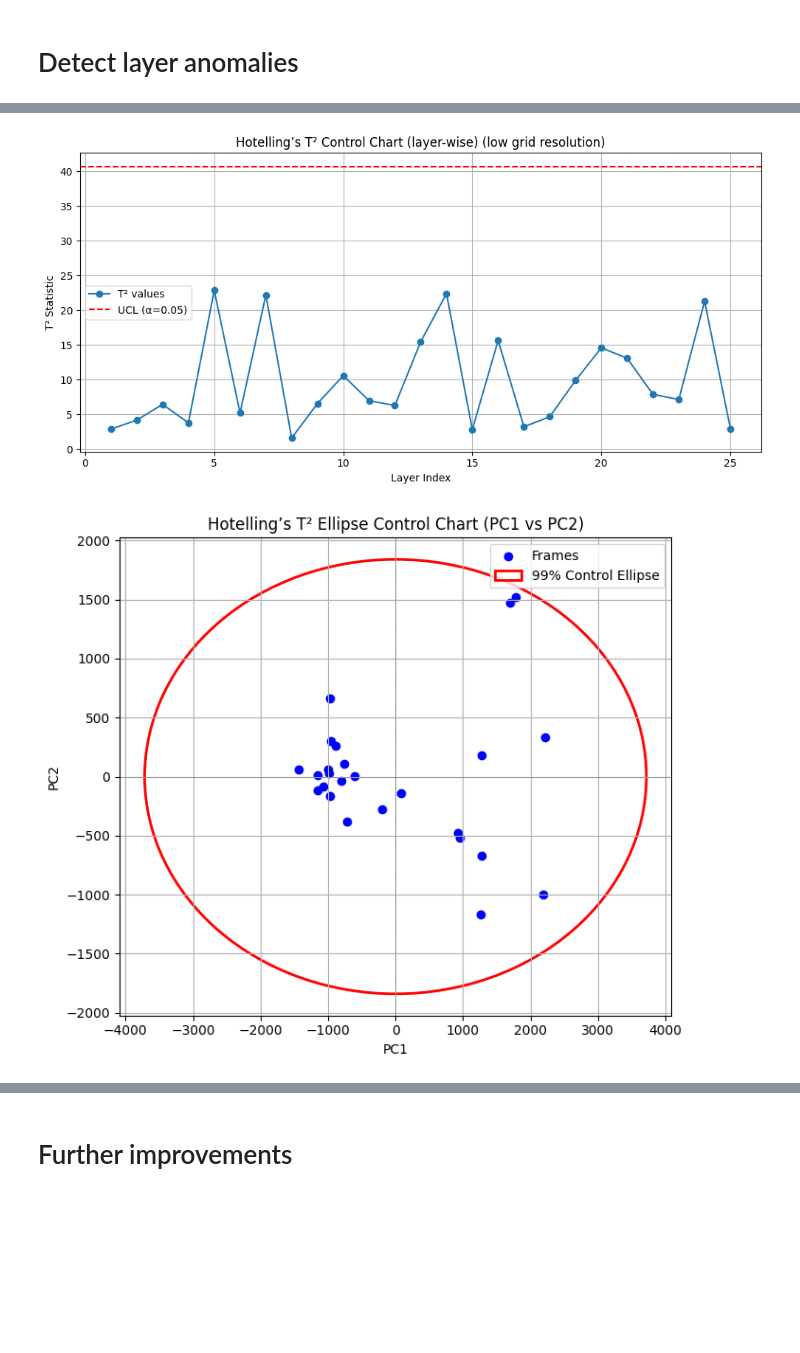
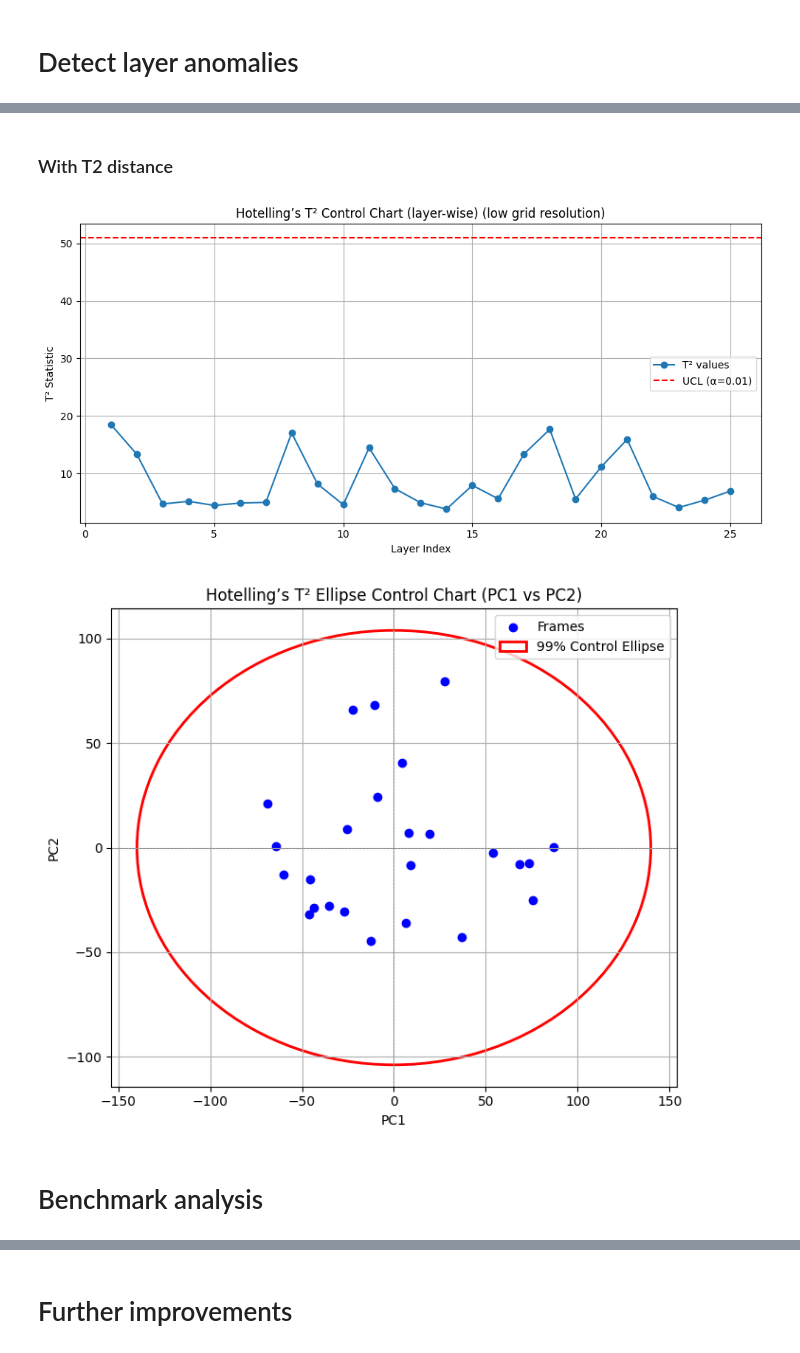
Before and after one commit to Cimap-dev/qda-project, a Jupyter notebook: pca_25_layerwise.ipynb, the cells around one changed output, grey strips where cells are left out. Cells and saved outputs as stored; diff of their text form; code cells hidden in the pictures; blank space fills up the shorter version.

```diff
--- a/pca_25_layerwise.ipynb
+++ b/pca_25_layerwise.ipynb
@@ -74,8 +74,10 @@ import matplotlib.pyplot as plt
 
 # Assume list_25l is a NumPy array of shape (25, 120, 118)
 frames = np.array(list_25l)
+frames = (frames - np.mean(frames, axis=(1, 2), keepdims=True)) / np.std(frames, axis=(1, 2), keepdims=True)
 J, M, N = frames.shape
 p = M * N
+
 
 # Step 1: Reshape each frame to 1D vector and stack them
 X = frames.reshape(J, -1)  # Shape: (J, p)
@@ -86,7 +88,7 @@ scores = pca.fit_transform(X)
 
 # Step 3: Choose m components explaining ≥80% of variance
 explained = np.cumsum(pca.explained_variance_ratio_)
-m = np.searchsorted(explained, 0.80) + 1
+m = np.searchsorted(explained, 0.60) + 1
 print(m)
 Z = scores[:, :m]
 Lambda_inv = np.diag(1 / pca.explained_variance_[:m])
@@ -139,27 +219,29 @@ Shapiro-wilk test p-value = 0.000
+# %% [markdown]
+### With T2 distance
 # %%
 import numpy as np
 import matplotlib.pyplot as plt
 from scipy.stats import f
 
 # --- Assume you already have T2 from traditional unfolding PCA ---
 # Shape of T2: (J,), where J = number of frames
 J = len(T2)
 m = Z.shape[1]  # Number of retained principal components
 
 # --- Compute UCL using F-distribution ---
-alpha = 0.05  # Significance level
+alpha = 0.01  # Significance level
 UCL = (m * (J - 1) / (J - m)) * f.ppf(1 - alpha, m, J - m)
 
 # --- Control chart ---
 plt.figure(figsize=(10, 5))
 plt.plot(range(1, J + 1), T2, marker='o', label="T² values")
 plt.axhline(y=UCL, color='r', linestyle='--', label=f'UCL (α={alpha})')
 plt.title("Hotelling’s T² Control Chart (layer-wise) (low grid resolution)")
 plt.xlabel("Layer Index")
 plt.ylabel("T² Statistic")
 plt.legend()
 plt.grid(True)
 plt.tight_layout()
 plt.show()
 # %% [output]
-[figure, old version]
+[figure, new version]
@@ -208,4 +324,6 @@ ax.grid(True)
 plt.tight_layout()
 plt.show()
 # %% [output]
-[figure, old version]
+[figure, new version]
+# %% [markdown]
+# Benchmark analysis
```
Also changed, not shown: parts of 14 cells of this notebook, 3 other files.
